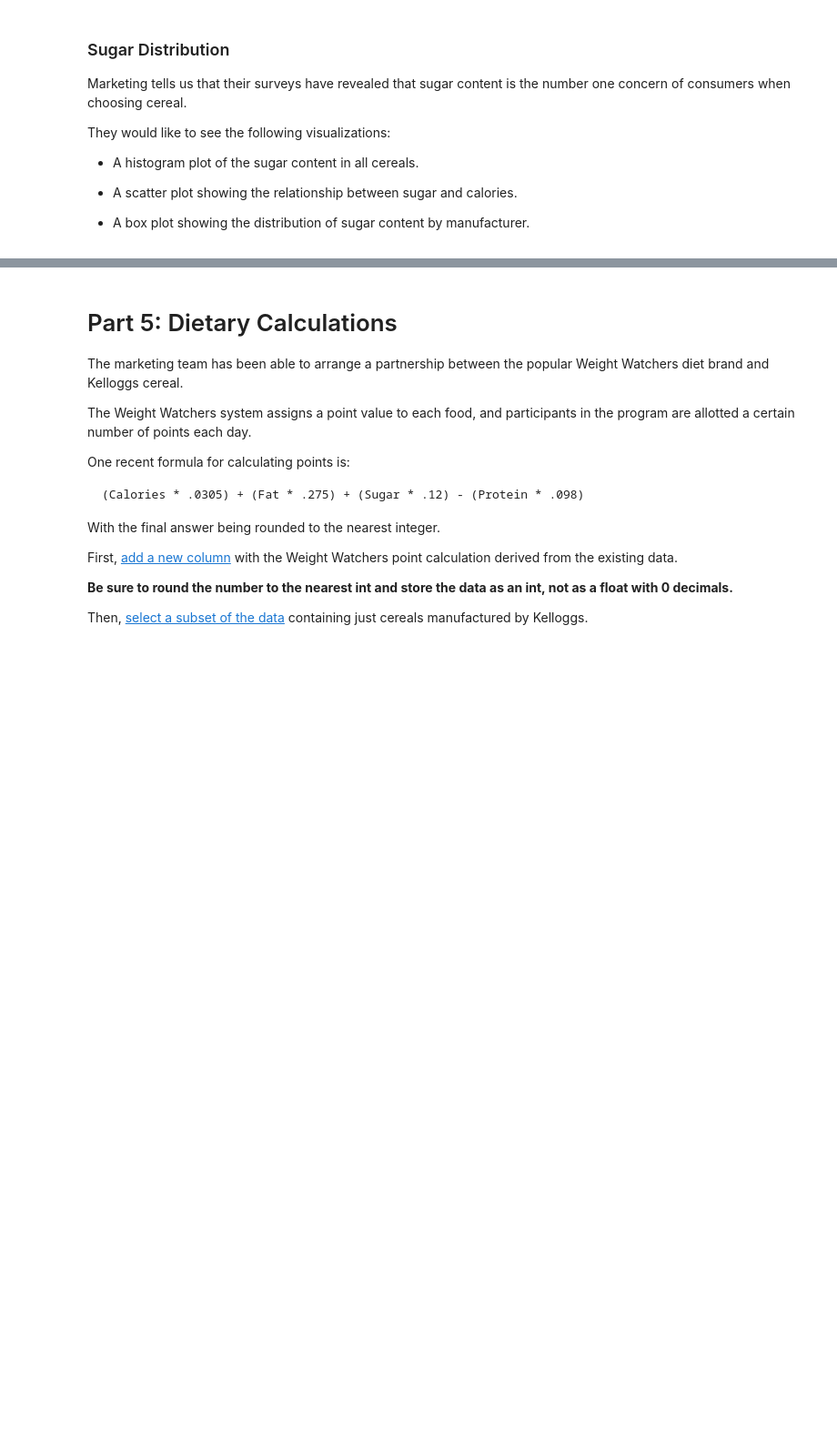
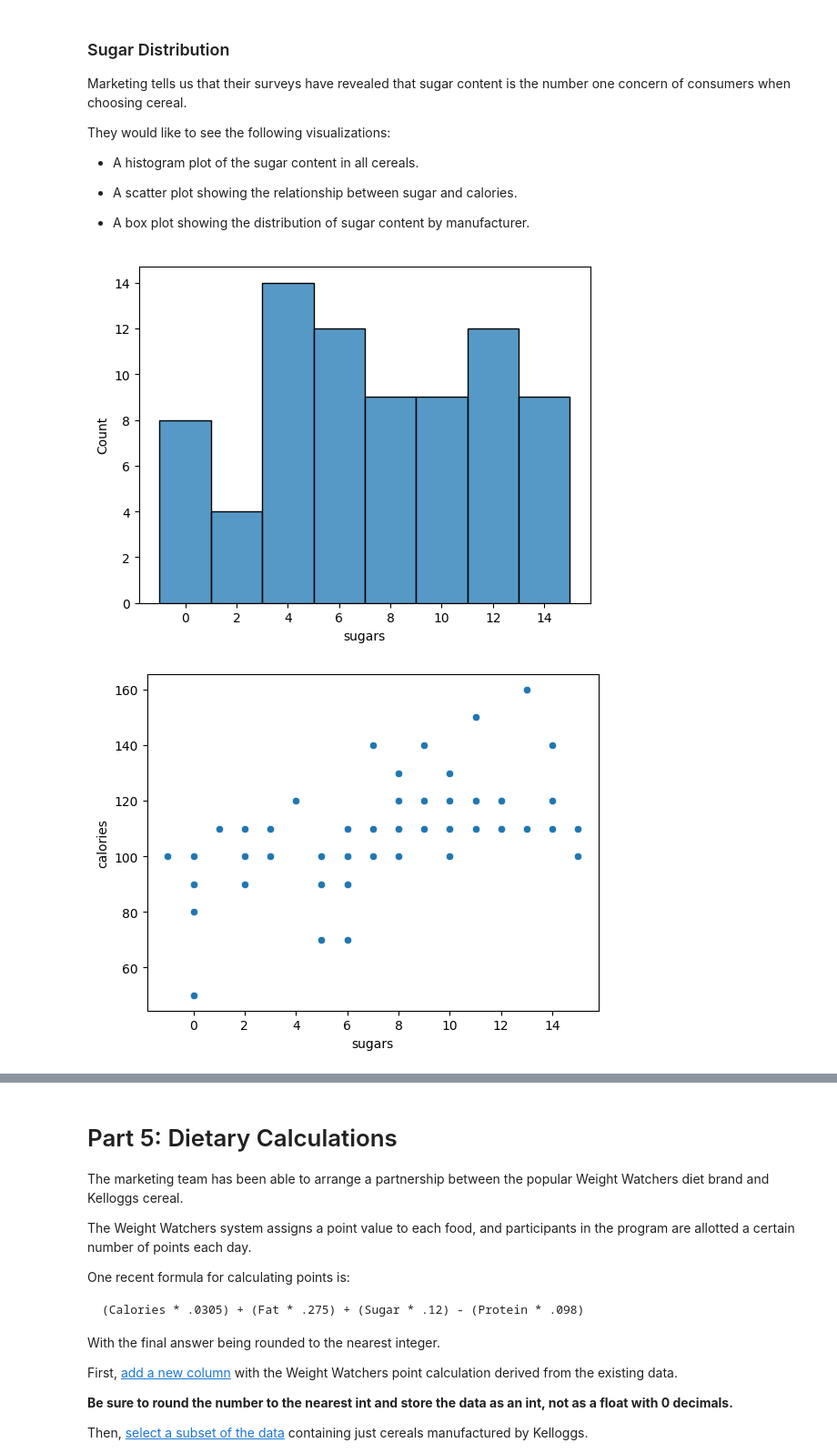
Before and after one commit to regino-pan-a-i/Machine-Learning-Notes, a Jupyter notebook: notebooks/Exploration_02.ipynb, the cells around one changed output, grey strips where cells are left out. Shown at 91% size. Cells and saved outputs as stored; diff of their text form; code cells hidden in the pictures; blank space fills up the shorter version.

```diff
--- a/notebooks/Exploration_02.ipynb
+++ b/notebooks/Exploration_02.ipynb
@@ -159,0 +160,14 @@ They would like to see the following visualizations:
+# %%
+# Create the three visualzations requested by the the marketing team
+
+sns.histplot(data=cereal, x="sugars")
+plt.show()
+
+sns.scatterplot(data=cereal, x="sugars", y="calories")
+plt.show()
+
+sns.boxplot(data=cereal, x="mfr_names", y="sugars")
+plt.show()
+# %% [output]
+[figure, added]
+[figure, added]
```
Also changed, not shown: parts of 3 cells of this notebook.
